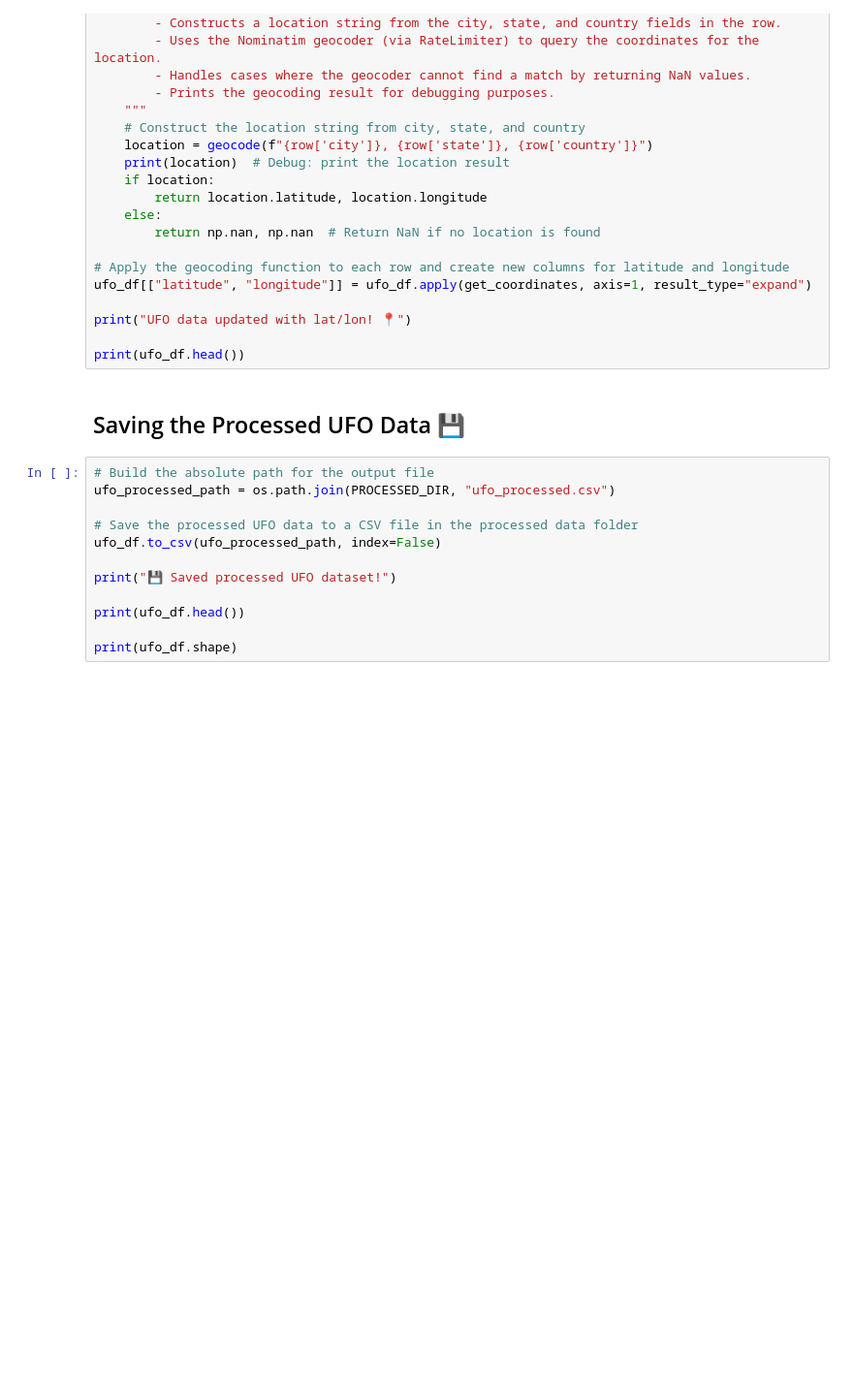
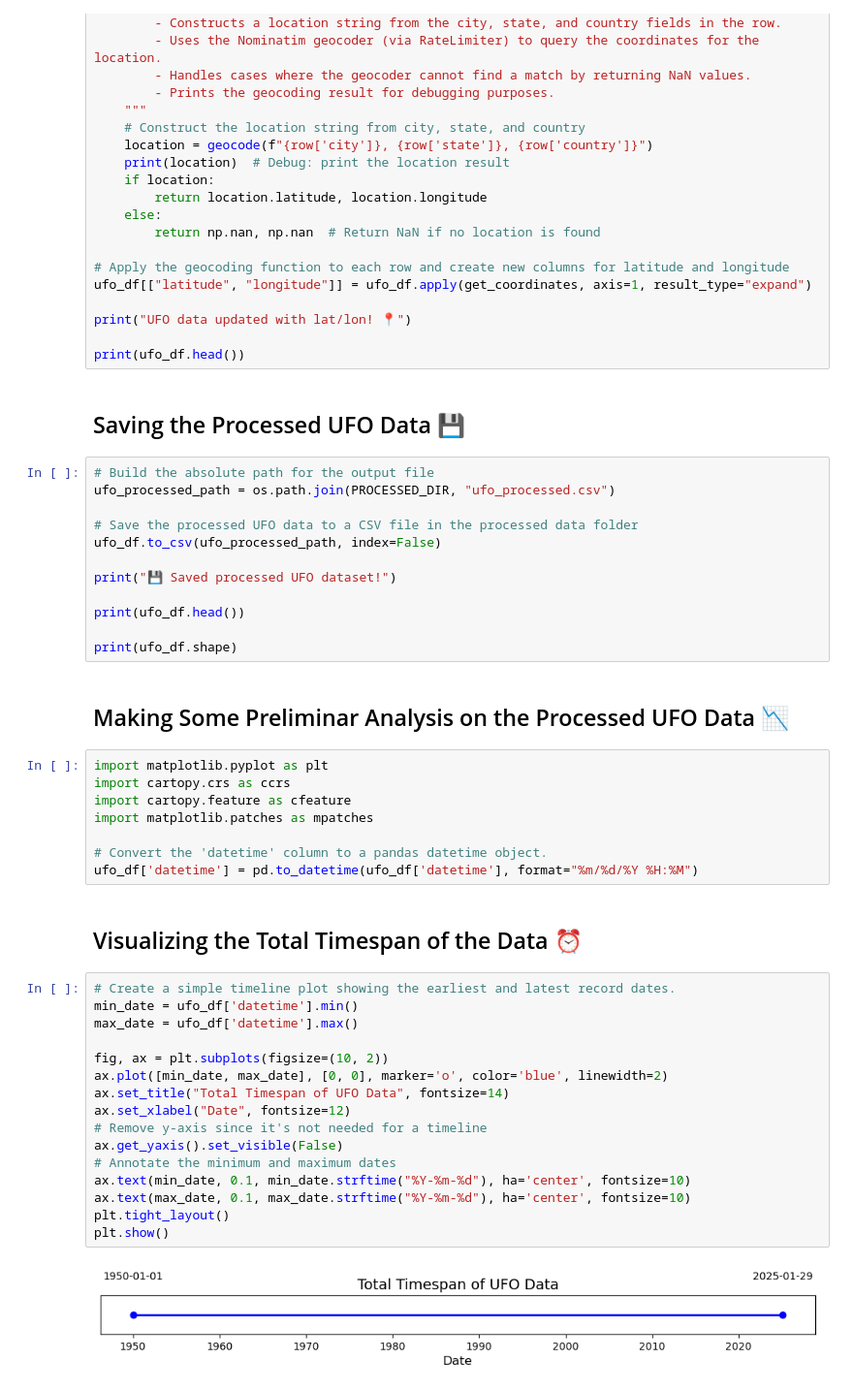
Before and after one commit to leovsferreira/ufo-conspiracy, a Jupyter notebook: notebooks/preprocess_ufo_data.ipynb, the cells around one changed output. Shown at 97% size. Cells and saved outputs as stored; diff of their text form; blank space fills up the shorter version.

Commit message:
adding some preliminar analysis to UFO data

```diff
--- a/notebooks/preprocess_ufo_data.ipynb
+++ b/notebooks/preprocess_ufo_data.ipynb
@@ -158,3 +158,33 @@ print("💾 Saved processed UFO dataset!")
 print(ufo_df.head())
 
 print(ufo_df.shape)
+# %% [markdown]
+## Making Some Preliminar Analysis on the Processed UFO Data 📉
+# %%
+import matplotlib.pyplot as plt
+import cartopy.crs as ccrs
+import cartopy.feature as cfeature
+import matplotlib.patches as mpatches
+
+# Convert the 'datetime' column to a pandas datetime object.
+ufo_df['datetime'] = pd.to_datetime(ufo_df['datetime'], format="%m/%d/%Y %H:%M")
+# %% [markdown]
+## Visualizing the Total Timespan of the Data ⏰
+# %%
+# Create a simple timeline plot showing the earliest and latest record dates.
+min_date = ufo_df['datetime'].min()
+max_date = ufo_df['datetime'].max()
+
+fig, ax = plt.subplots(figsize=(10, 2))
+ax.plot([min_date, max_date], [0, 0], marker='o', color='blue', linewidth=2)
+ax.set_title("Total Timespan of UFO Data", fontsize=14)
+ax.set_xlabel("Date", fontsize=12)
+# Remove y-axis since it's not needed for a timeline
+ax.get_yaxis().set_visible(False)
+# Annotate the minimum and maximum dates
+ax.text(min_date, 0.1, min_date.strftime("%Y-%m-%d"), ha='center', fontsize=10)
+ax.text(max_date, 0.1, max_date.strftime("%Y-%m-%d"), ha='center', fontsize=10)
+plt.tight_layout()
+plt.show()
+# %% [output]
+[figure, added]
```
Also changed, not shown: parts of 10 cells of this notebook.
